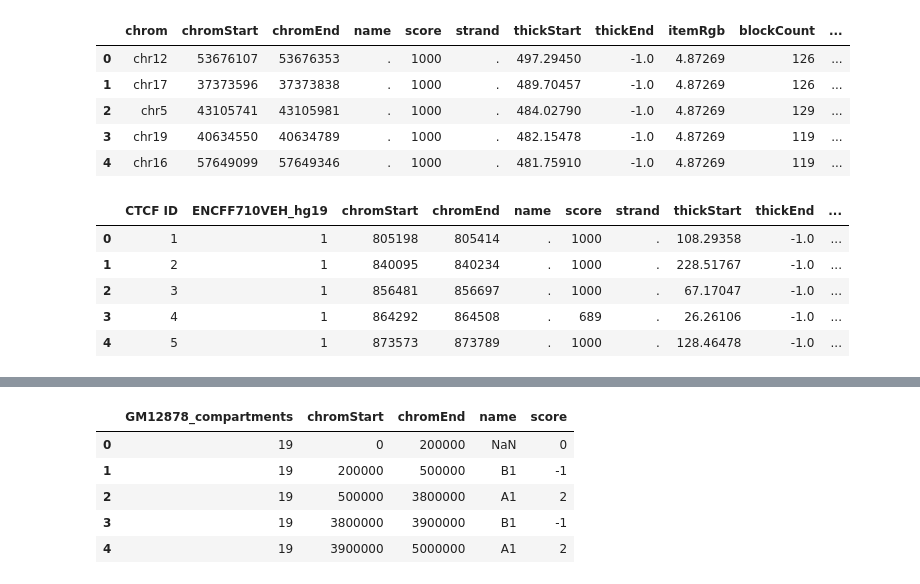
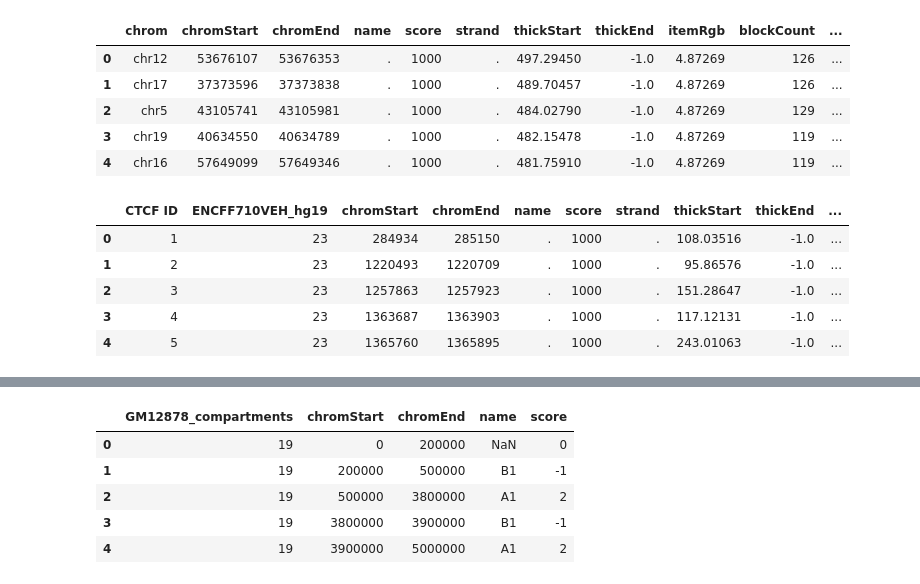
Before and after one commit to darinddv/Hi-C-Loop-Prediction, a Jupyter notebook: chipseq.ipynb, the cells around one changed output, grey strips where cells are left out. Drawn from its saved outputs; the diff is of its cells as text; code cells hidden in the pictures.

```diff
--- a/chipseq.ipynb
+++ b/chipseq.ipynb
@@ -31,7 +31,7 @@ For example, the first 100 bases of a chromosome are defined as chromStart=0, ch
 # %%
 column_names = ["chrom", "chromStart", "chromEnd", "name", "score", "strand", "thickStart", "thickEnd", "itemRgb", "blockCount", "blockSizes", "blockStarts"]
 
-with open("ENCFF796WRU_GRCh38.bed", 'r') as f:
+with open("../ENCFF796WRU_GRCh38.bed", 'r') as f:
     ENCFF796WRU_GRCh38 = pd.read_csv(f, sep="\t", names=column_names, comment='#')
 
 ENCFF796WRU_GRCh38.head()
@@ -43,26 +43,28 @@ ENCFF796WRU_GRCh38.head()
 | 3 | chr19 | 40634550 | 40634789 | . | 1000 | . | 482.15478 | -1.0 | 4.87269 | 119 | ... |
 | 4 | chr16 | 57649099 | 57649346 | . | 1000 | . | 481.75910 | -1.0 | 4.87269 | 119 | ... |
 # %%
-with open("ENCFF710VEH_hg19.bed", 'r') as f:
+with open("../ENCFF710VEH_hg19.bed", 'r') as f:
     ENCFF710VEH_hg19 = pd.read_csv(f, sep="\t", names=column_names, comment='#')
 
 # Rename the column
 ENCFF710VEH_hg19.rename(columns={'chrom': 'ENCFF710VEH_hg19'}, inplace=True)
 
 # Remove 'chr' from the values
 ENCFF710VEH_hg19['ENCFF710VEH_hg19'] = ENCFF710VEH_hg19['ENCFF710VEH_hg19'].apply(lambda x: x.replace('chr', ''))
+# find all strings "X" or "Y" and set equal to 23 and 24 respectively
+ENCFF710VEH_hg19['ENCFF710VEH_hg19'] = ENCFF710VEH_hg19['ENCFF710VEH_hg19'].apply(lambda x: 23 if x == 'X' else x)
+ENCFF710VEH_hg19['ENCFF710VEH_hg19'] = ENCFF710VEH_hg19['ENCFF710VEH_hg19'].apply(lambda x: 24 if x == 'Y' else x)
 
 ENCFF710VEH_hg19 = ENCFF710VEH_hg19.sort_values(by=['ENCFF710VEH_hg19', 'chromStart']).reset_index(drop=True)
 ENCFF710VEH_hg19.insert(0, 'CTCF ID', range(1, len(ENCFF710VEH_hg19) + 1))
-
 ENCFF710VEH_hg19.head()
 # %% [output]
 |  | CTCF ID | ENCFF710VEH_hg19 | chromStart | chromEnd | name | score | strand | thickStart | thickEnd | ... |
-| 0 | 1 | 1 | 805198 | 805414 | . | 1000 | . | 108.29358 | -1.0 | ... |
-| 1 | 2 | 1 | 840095 | 840234 | . | 1000 | . | 228.51767 | -1.0 | ... |
-| 2 | 3 | 1 | 856481 | 856697 | . | 1000 | . | 67.17047 | -1.0 | ... |
-| 3 | 4 | 1 | 864292 | 864508 | . | 689 | . | 26.26106 | -1.0 | ... |
-| 4 | 5 | 1 | 873573 | 873789 | . | 1000 | . | 128.46478 | -1.0 | ... |
+| 0 | 1 | 23 | 284934 | 285150 | . | 1000 | . | 108.03516 | -1.0 | ... |
+| 1 | 2 | 23 | 1220493 | 1220709 | . | 1000 | . | 95.86576 | -1.0 | ... |
+| 2 | 3 | 23 | 1257863 | 1257923 | . | 1000 | . | 151.28647 | -1.0 | ... |
+| 3 | 4 | 23 | 1363687 | 1363903 | . | 1000 | . | 117.12131 | -1.0 | ... |
+| 4 | 5 | 23 | 1365760 | 1365895 | . | 1000 | . | 243.01063 | -1.0 | ... |
 # %%
 chromosome_sizes = {
     "chr1": 249250621,
```
Also changed, not shown: parts of 23 cells of this notebook.
